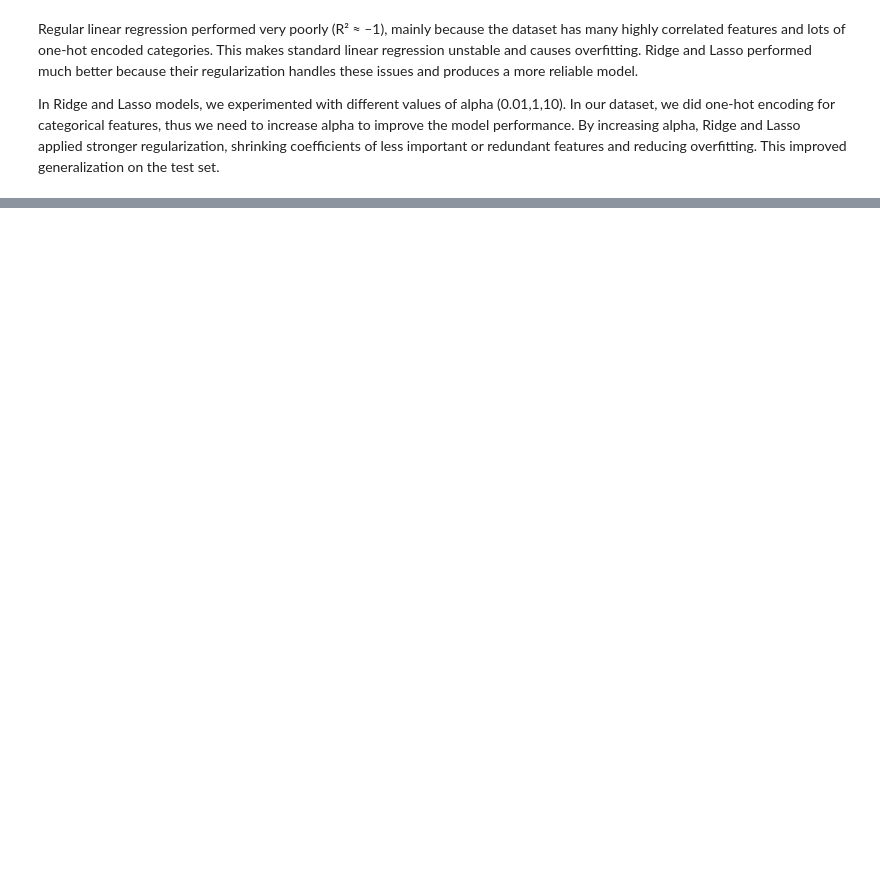
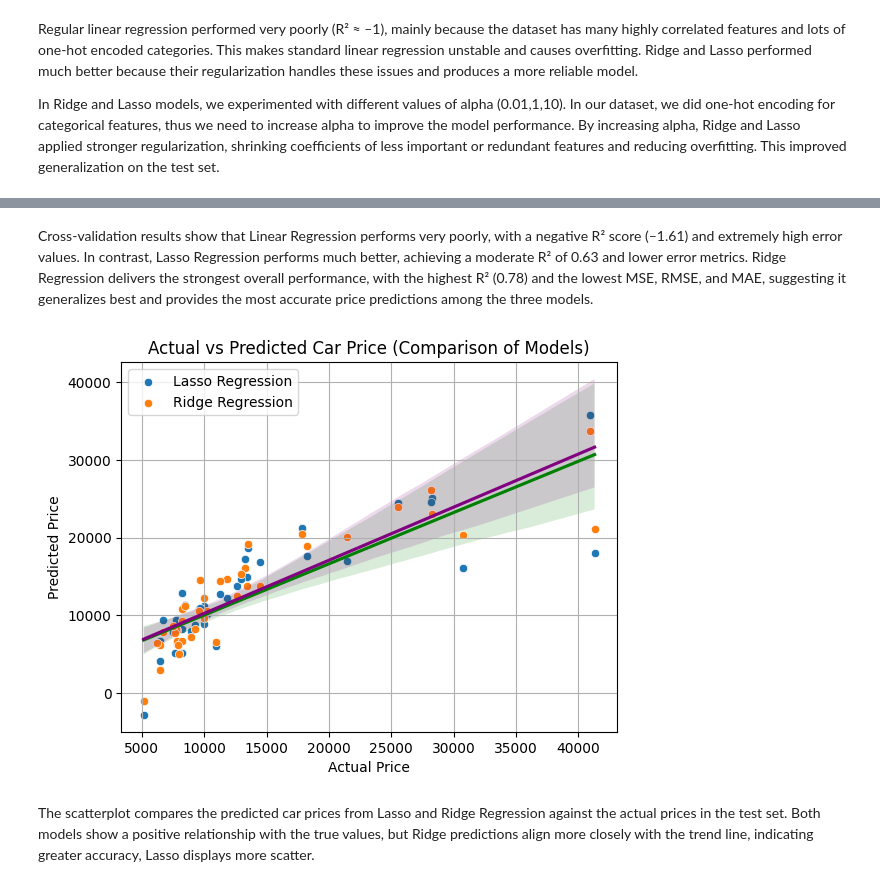
Before and after one commit to alexlyforwork/cs276-final-project, a Jupyter notebook: index.ipynb, the cells around one changed output, grey strips where cells are left out. Saved outputs shown, nothing was run; the diff lists cells and outputs as text; code cells hidden in the pictures; blank space fills up the shorter version.

```diff
--- a/index.ipynb
+++ b/index.ipynb
@@ -317,0 +374,21 @@ In Ridge and Lasso models, we experimented with different values of alpha (0.01,
+# %% [markdown]
+Cross-validation results show that Linear Regression performs very poorly, with a negative R² score (–1.61) and extremely high error values. In contrast, Lasso Regression performs much better, achieving a moderate R² of 0.63 and lower error metrics. Ridge Regression delivers the strongest overall performance, with the highest R² (0.78) and the lowest MSE, RMSE, and MAE, suggesting it generalizes best and provides the most accurate price predictions among the three models.
+# %%
+# Lasso Regression
+sns.scatterplot(x=y_test, y=y_pred_lasso, label='Lasso Regression')
+sns.regplot(x=y_test, y=y_pred_lasso, scatter=False, color='green')
+
+# Ridge Regression
+sns.scatterplot(x=y_test, y=y_pred_ridge, label='Ridge Regression')
+sns.regplot(x=y_test, y=y_pred_ridge, scatter=False, color='purple')
+
+plt.xlabel("Actual Price")
+plt.ylabel("Predicted Price")
+plt.title("Actual vs Predicted Car Price (Comparison of Models)")
+plt.legend()
+plt.grid(True)
+plt.show()
+# %% [output]
+[figure, added]
+# %% [markdown]
+The scatterplot compares the predicted car prices from Lasso and Ridge Regression against the actual prices in the test set. Both models show a positive relationship with the true values, but Ridge predictions align more closely with the trend line, indicating greater accuracy, Lasso displays more scatter.
```
Also changed, not shown: parts of 4 cells of this notebook.
